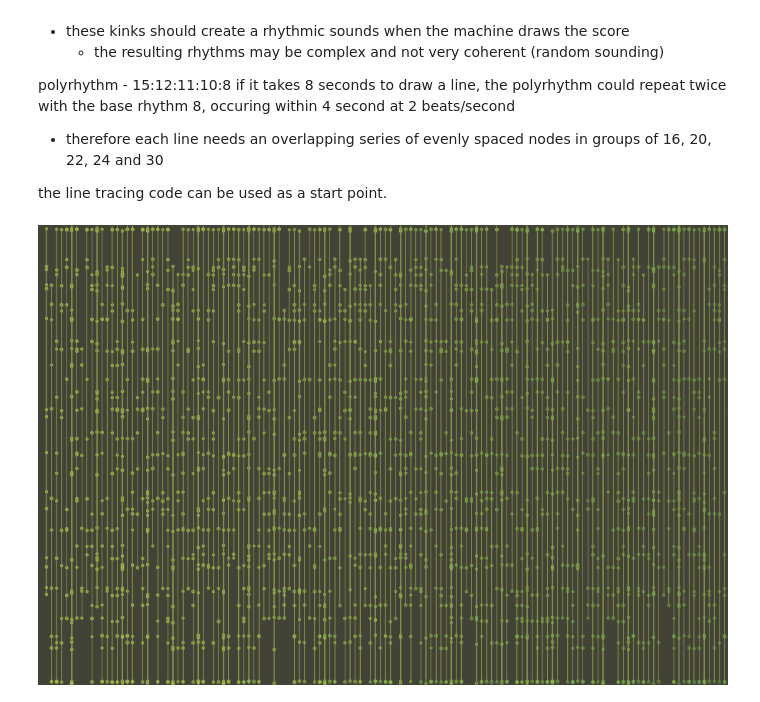
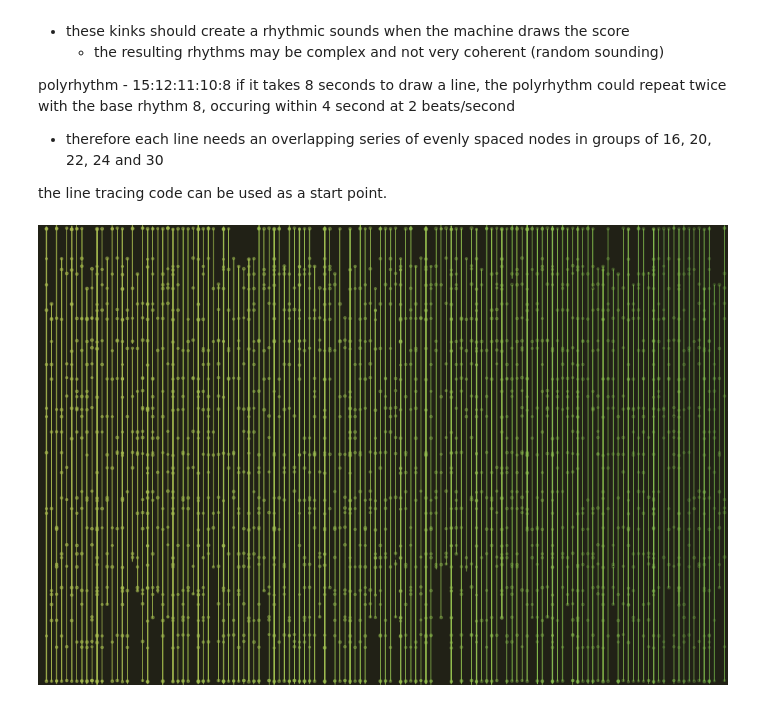
Before and after one commit to ybrow001/generative_graphic_score, a Jupyter notebook: score.ipynb, the cells around one changed output. Cells and saved outputs as stored; diff of their text form; code cells hidden in the pictures.

Commit message:
updated lines and nodes image and code

```diff
--- a/score.ipynb
+++ b/score.ipynb
@@ -117,7 +117,7 @@ import random
 create_canvas(900, 600)
 
 no_fill()
-background(66,66,55)
+background(33,33,22)
 stroke(150,200,100,233)
 stroke_weight(0.5)
 
@@ -129,7 +129,6 @@ x, y = 0, 0
 def draw_line(sum_lin):
     # Draws a curve connecting a list points [[x1, y1], [x2, y2], ...]
     stroke_weight(0.5)
-    stroke(133,150,75,75)
     begin_shape()
     for i in range(len(sum_lin)):
         curve_vertex(x, sum_lin[i])
@@ -185,15 +184,17 @@ def draw_circles():
     for lin in range(int(width/line_spacing)):
 
         for j in range(len(summed_line[lin])):
+            stroke(r_val, g_val, 80, alpha_val)
+
+            draw_line(summed_line[lin])
+
             stroke_weight(1)
-            stroke(r_val, g_val, 80, alpha_val + 80)
             fill(r_val, g_val, 80, alpha_val)
             circle(x, summed_line[lin][j] + y_offset, random.uniform(3,4))
             r_val -= 0.1
             g_val += 0.02
             alpha_val -= 0.25
             # print(r_val, g_val, alpha_val)
-            draw_line(summed_line[lin])
 
         # move to the right
         x += line_spacing
@@ -276,34 +277,34 @@ draw_passes()
 '''
 
 # num_points = []
 
 # # points for the first line
 # line_pts = []
 # for _ in range(num_points):
 #     line_pts.append([x, y])
 #     y += point_spacing
 
 # # draw the first line
 # draw_line(line_pts)
 
 # # draw the remaining lines
 # while x < width:
 #     # start at the top
 #     y = 5
 #     # move to the right
 #     x += line_spacing
 
 #     # create the positions for the new line
 #     line_pts = []
 #     for _ in range(num_points):
 #         line_pts.append([x, y])
 #         y += point_spacing
 
 #     draw_line(line_pts)
 
 show()
 # %% [output]
-[figure, old version]
+[figure, new version]
 # %%
 # line tracing code - as basis/example
 
```
Also changed, not shown: 2 other files.
